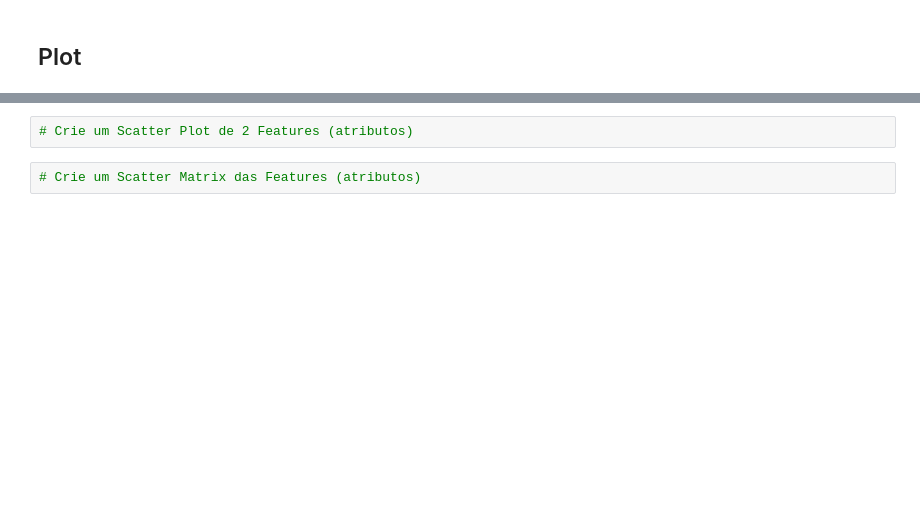
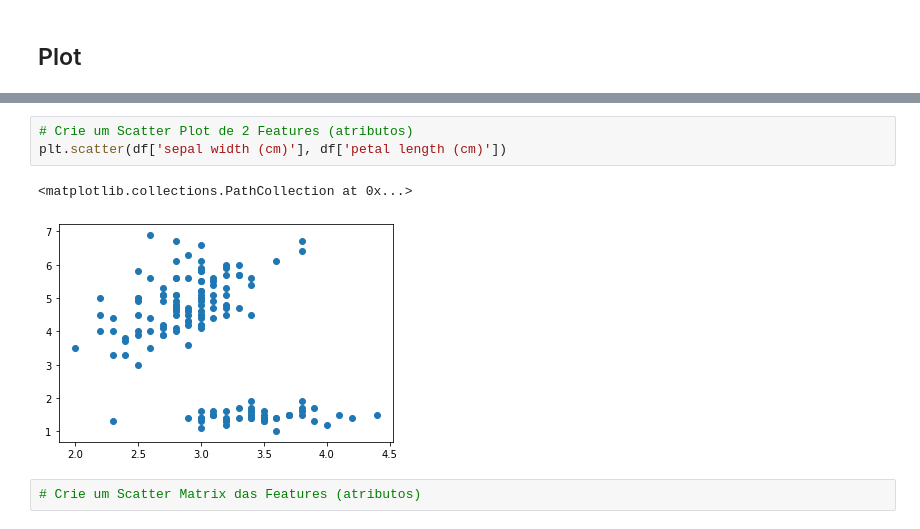
Before and after one commit to tcoliveira/Python_Cap09, a Jupyter notebook: Notebooks/DSA-Python-Cap09-Exercicio.ipynb, the cells around one changed output, grey strips where cells are left out. Cells and saved outputs as stored; diff of their text form; blank space fills up the shorter version.

```diff
--- a/Notebooks/DSA-Python-Cap09-Exercicio.ipynb
+++ b/Notebooks/DSA-Python-Cap09-Exercicio.ipynb
@@ -173,5 +255,9 @@ iris
 # %%
 # Crie um Scatter Plot de 2 Features (atributos)
+plt.scatter(df['sepal width (cm)'], df['petal length (cm)'])
+# %% [output]
+<matplotlib.collections.PathCollection at 0x...>
+[figure, added]
 # %%
 # Crie um Scatter Matrix das Features (atributos)
 # %%
```
Also changed, not shown: parts of 17 cells of this notebook.
